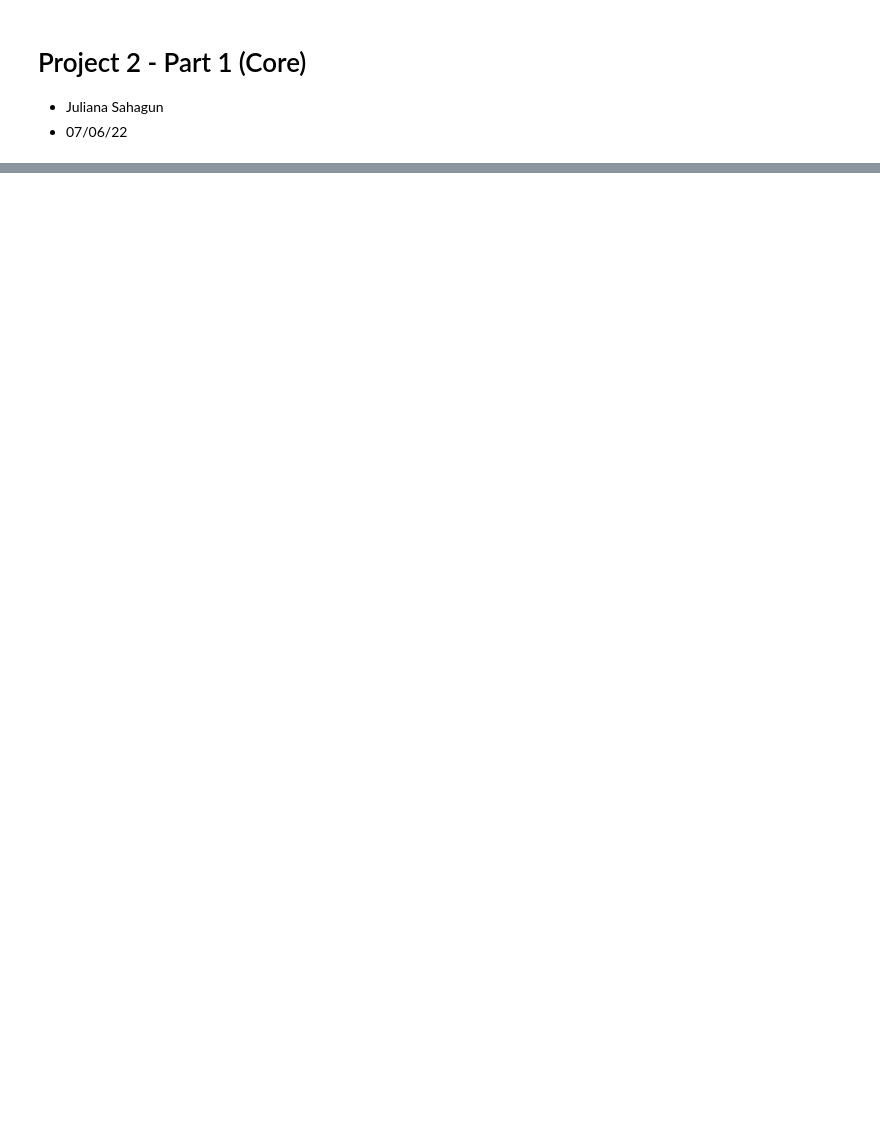
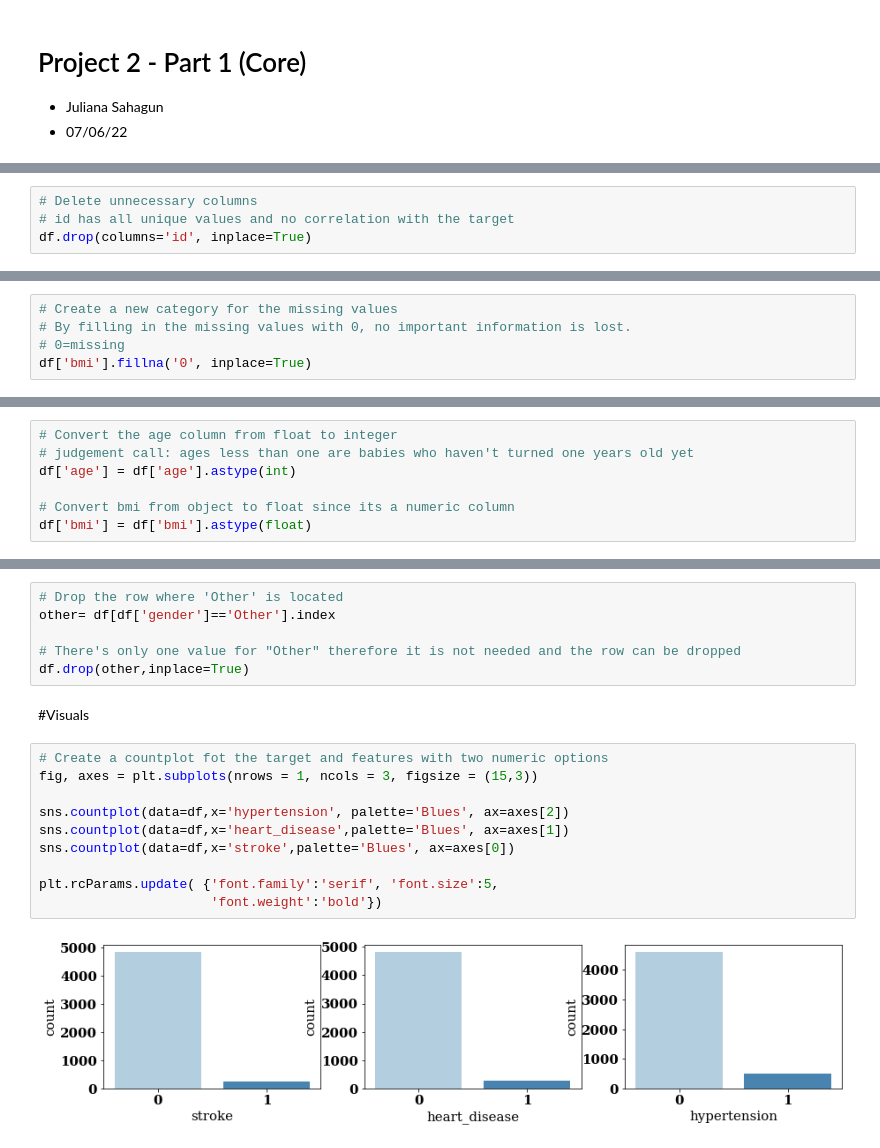
Before and after one commit to julianasaha/Risk-of-Stroke-Prediction, a Jupyter notebook: Project_2_Part_1_(Core).ipynb, the cells around one changed output, grey strips where cells are left out. Cells and saved outputs as stored; diff of their text form; blank space fills up the shorter version.

```diff
--- a/Project_2_Part_1_(Core).ipynb
+++ b/Project_2_Part_1_(Core).ipynb
@@ -57,0 +50,4 @@ df.head()
+# %%
+# Delete unnecessary columns
+# id has all unique values and no correlation with the target
+df.drop(columns='id', inplace=True)
@@ -96,0 +92,5 @@ Size of the Data
+# %%
+# Create a new category for the missing values
+# By filling in the missing values with 0, no important information is lost.
+# 0=missing
+df['bmi'].fillna('0', inplace=True)
@@ -96,0 +119,7 @@ Size of the Data
+# %%
+# Convert the age column from float to integer
+# judgement call: ages less than one are babies who haven't turned one years old yet
+df['age'] = df['age'].astype(int)
+
+# Convert bmi from object to float since its a numeric column
+df['bmi'] = df['bmi'].astype(float)
@@ -96,0 +166,20 @@ Size of the Data
+# %%
+# Drop the row where 'Other' is located
+other= df[df['gender']=='Other'].index
+
+# There's only one value for "Other" therefore it is not needed and the row can be dropped
+df.drop(other,inplace=True)
+# %% [markdown]
+#Visuals
+# %%
+# Create a countplot fot the target and features with two numeric options
+fig, axes = plt.subplots(nrows = 1, ncols = 3, figsize = (15,3))
+
+sns.countplot(data=df,x='hypertension', palette='Blues', ax=axes[2])
+sns.countplot(data=df,x='heart_disease',palette='Blues', ax=axes[1])
+sns.countplot(data=df,x='stroke',palette='Blues', ax=axes[0])
+
+plt.rcParams.update( {'font.family':'serif', 'font.size':5,
+                      'font.weight':'bold'})
+# %% [output]
+[figure, added]
```
Also changed, not shown: parts of 20 cells of this notebook.
